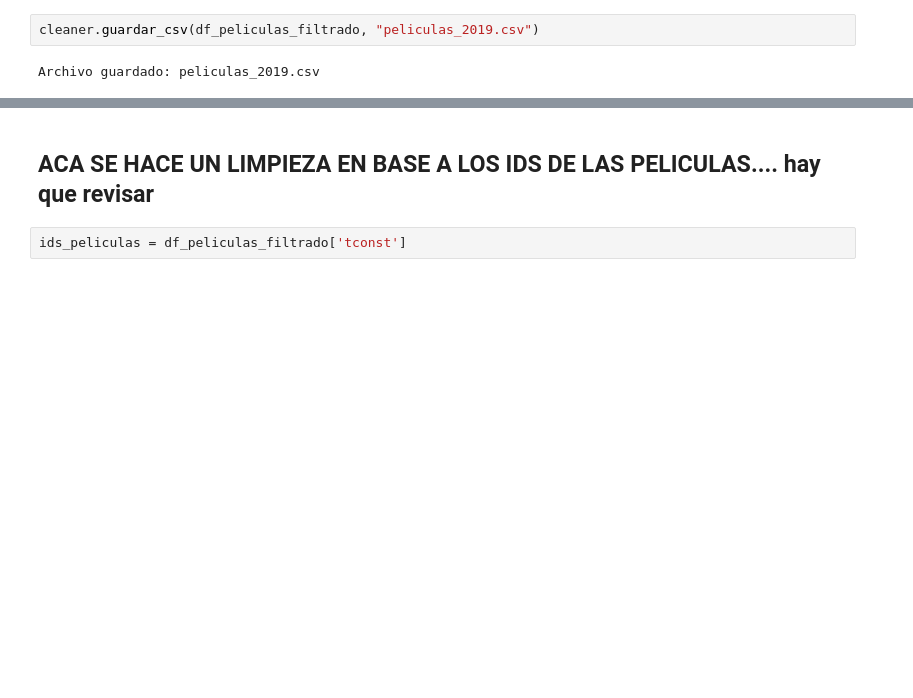
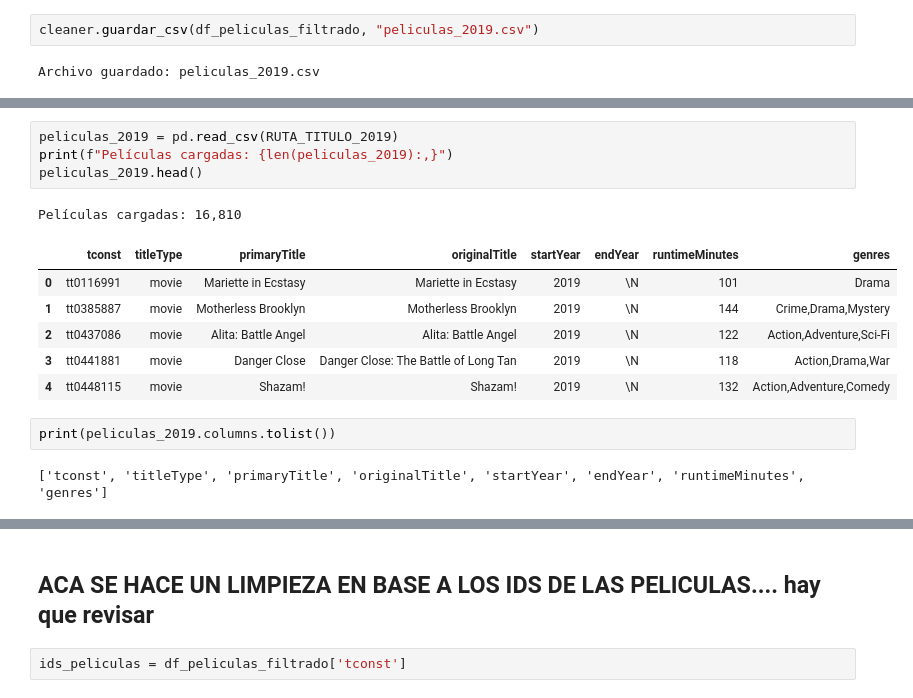
Before and after one commit to franncoronel/g5-backend, a Jupyter notebook: src/notebooks/titles.ipynb, the cells around one changed output, grey strips where cells are left out. Cells and saved outputs as stored; diff of their text form; blank space fills up the shorter version.

Commit message:
Actualizo notebook y agrego la creación de un archivo para alias (title.akas.tsv).

```diff
--- a/src/notebooks/titles.ipynb
+++ b/src/notebooks/titles.ipynb
@@ -265,0 +298,16 @@ Archivo guardado: peliculas_2019.csv
+# %%
+peliculas_2019 = pd.read_csv(RUTA_TITULO_2019)
+print(f"Películas cargadas: {len(peliculas_2019):,}")
+peliculas_2019.head()
+# %% [output]
+Películas cargadas: 16,810
+|  | tconst | titleType | primaryTitle | originalTitle | startYear | endYear | runtimeMinutes | genres |
+| 0 | tt0116991 | movie | Mariette in Ecstasy | Mariette in Ecstasy | 2019 | \N | 101 | Drama |
+| 1 | tt0385887 | movie | Motherless Brooklyn | Motherless Brooklyn | 2019 | \N | 144 | Crime,Drama,Mystery |
+| 2 | tt0437086 | movie | Alita: Battle Angel | Alita: Battle Angel | 2019 | \N | 122 | Action,Adventure,Sci-Fi |
+| 3 | tt0441881 | movie | Danger Close | Danger Close: The Battle of Long Tan | 2019 | \N | 118 | Action,Drama,War |
+| 4 | tt0448115 | movie | Shazam! | Shazam! | 2019 | \N | 132 | Action,Adventure,Comedy |
+# %%
+print(peliculas_2019.columns.tolist())
+# %% [output]
+['tconst', 'titleType', 'primaryTitle', 'originalTitle', 'startYear', 'endYear', 'runtimeMinutes', 'genres']
```
Also changed, not shown: parts of 14 cells of this notebook.
